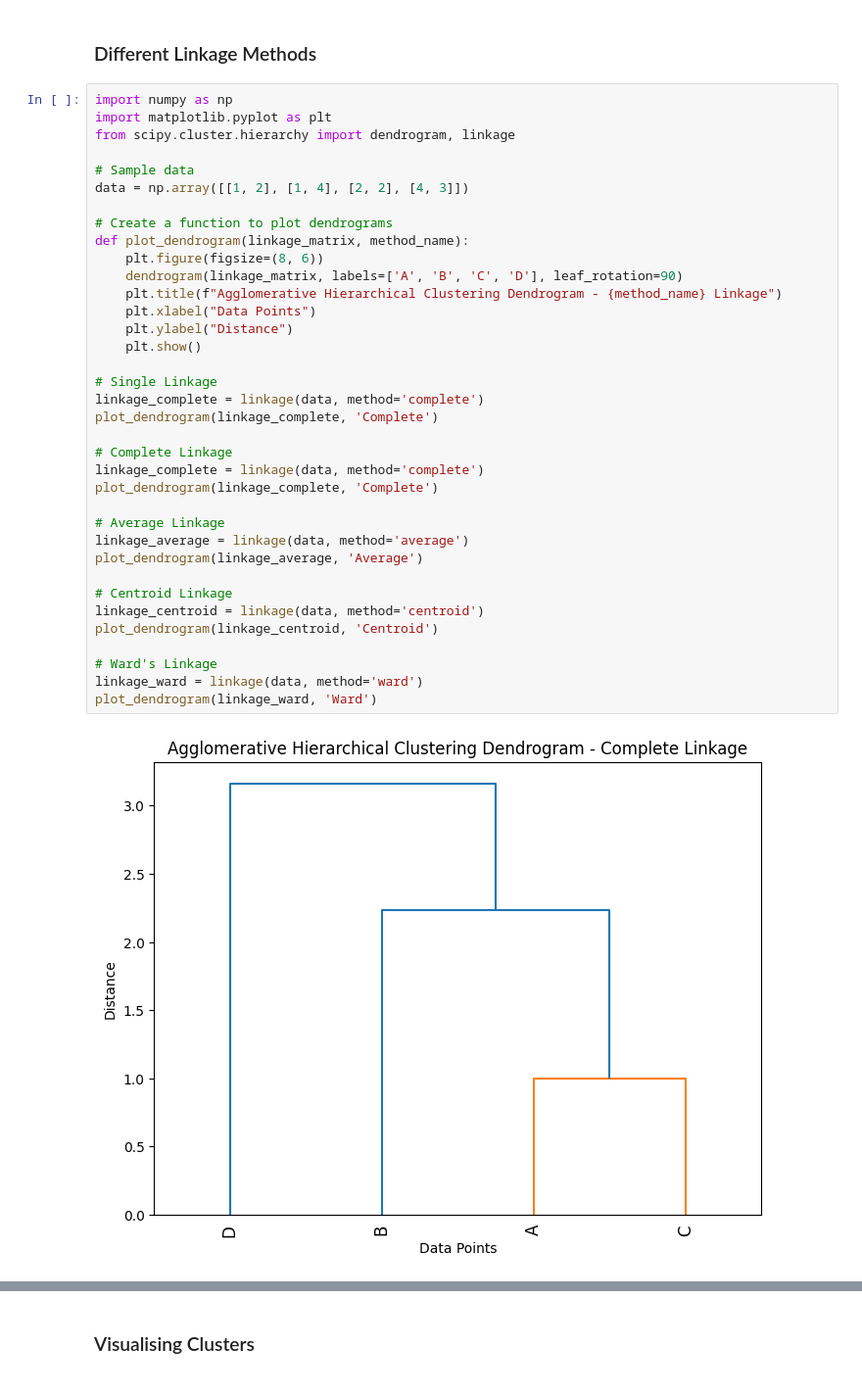
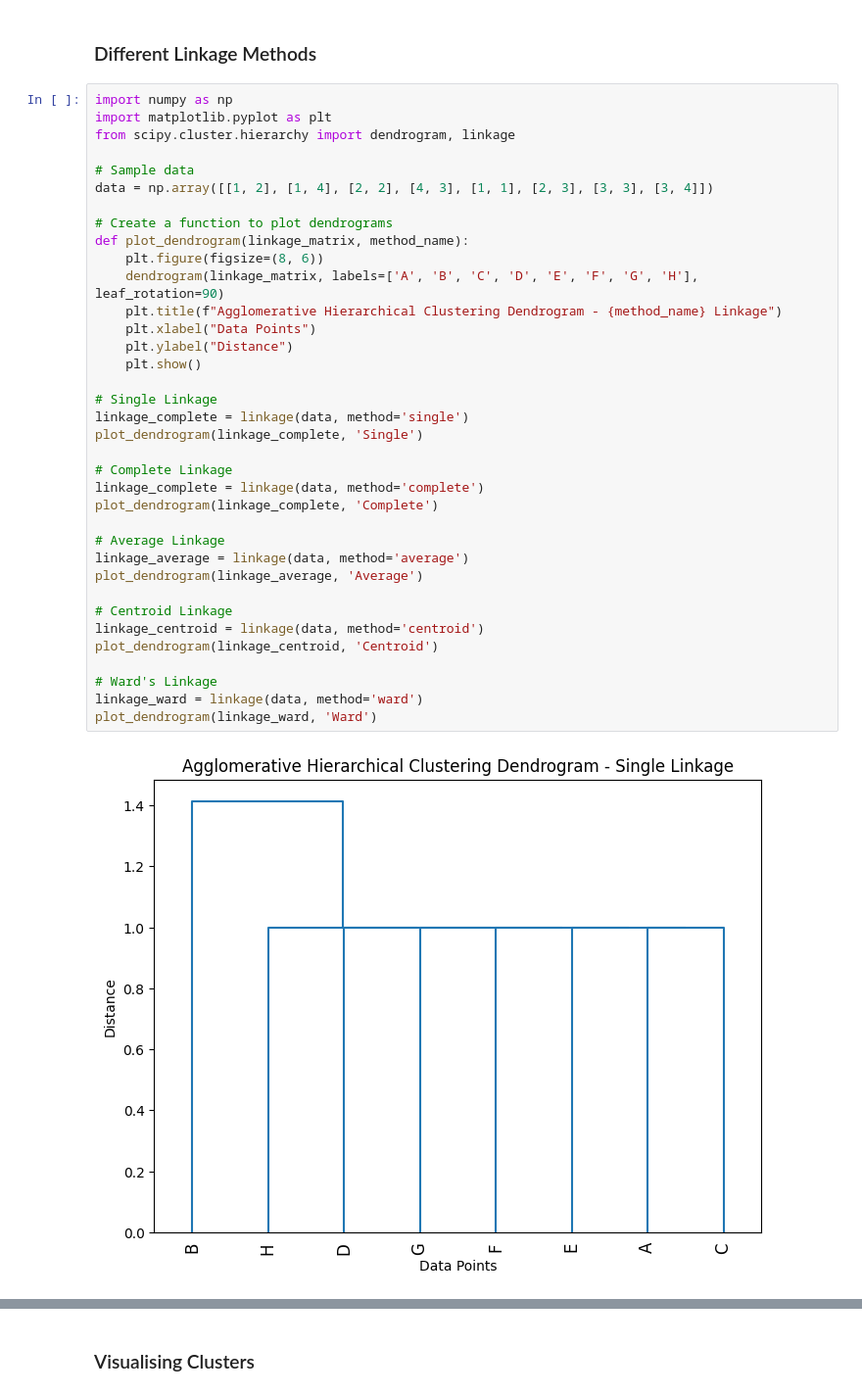
Before and after one commit to jay99bansal/ML, a Jupyter notebook: 4_Clustering/3_Agglomerative.ipynb, the cells around one changed output, grey strips where cells are left out. Shown at 98% size. Saved outputs shown, nothing was run; the diff lists cells and outputs as text.

```diff
--- a/4_Clustering/3_Agglomerative.ipynb
+++ b/4_Clustering/3_Agglomerative.ipynb
@@ -8,35 +8,35 @@ import matplotlib.pyplot as plt
 from scipy.cluster.hierarchy import dendrogram, linkage
 
 # Sample data
-data = np.array([[1, 2], [1, 4], [2, 2], [4, 3]])
+data = np.array([[1, 2], [1, 4], [2, 2], [4, 3], [1, 1], [2, 3], [3, 3], [3, 4]])
 
 # Create a function to plot dendrograms
 def plot_dendrogram(linkage_matrix, method_name):
     plt.figure(figsize=(8, 6))
-    dendrogram(linkage_matrix, labels=['A', 'B', 'C', 'D'], leaf_rotation=90)
+    dendrogram(linkage_matrix, labels=['A', 'B', 'C', 'D', 'E', 'F', 'G', 'H'], leaf_rotation=90)
     plt.title(f"Agglomerative Hierarchical Clustering Dendrogram - {method_name} Linkage")
     plt.xlabel("Data Points")
     plt.ylabel("Distance")
     plt.show()
 
 # Single Linkage
-linkage_complete = linkage(data, method='complete')
-plot_dendrogram(linkage_complete, 'Complete')
+linkage_complete = linkage(data, method='single')
+plot_dendrogram(linkage_complete, 'Single')
 
 # Complete Linkage
 linkage_complete = linkage(data, method='complete')
 plot_dendrogram(linkage_complete, 'Complete')
 
 # Average Linkage
 linkage_average = linkage(data, method='average')
 plot_dendrogram(linkage_average, 'Average')
 
 # Centroid Linkage
 linkage_centroid = linkage(data, method='centroid')
 plot_dendrogram(linkage_centroid, 'Centroid')
 
 # Ward's Linkage
 linkage_ward = linkage(data, method='ward')
 plot_dendrogram(linkage_ward, 'Ward')
 # %% [output]
-[figure, old version]
+[figure, new version]
```
Also changed, not shown: parts of 1 cell of this notebook, 2 other files.
